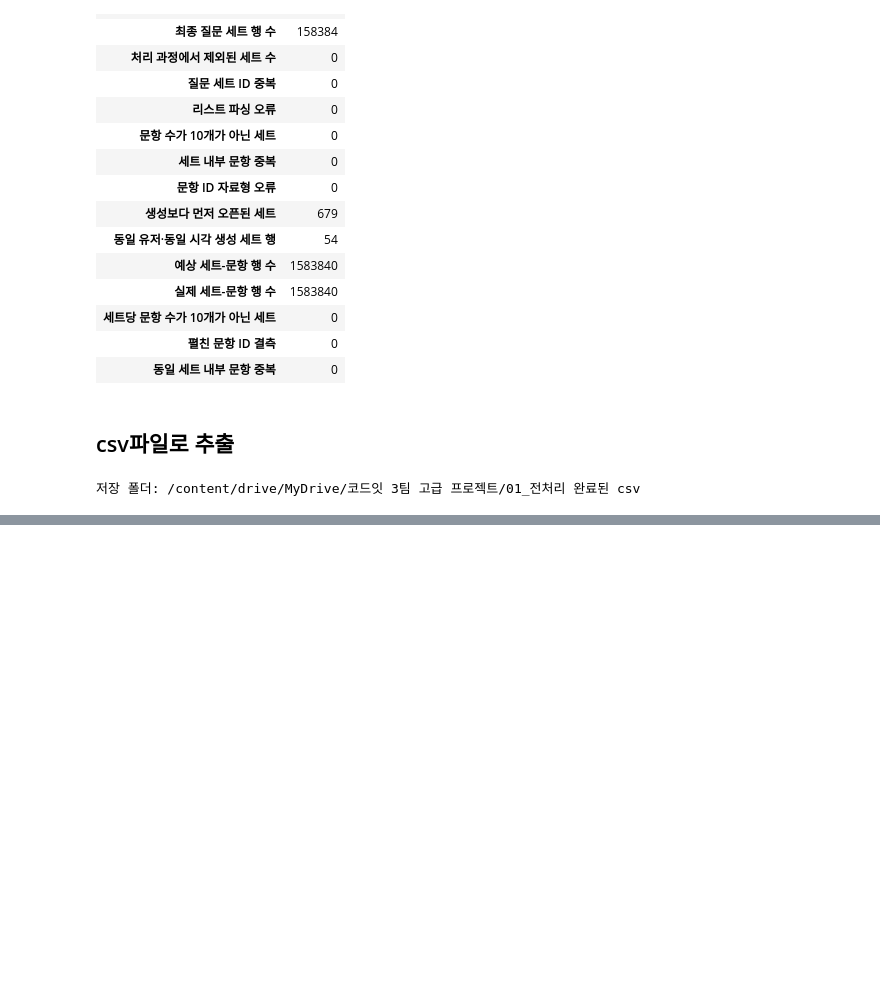
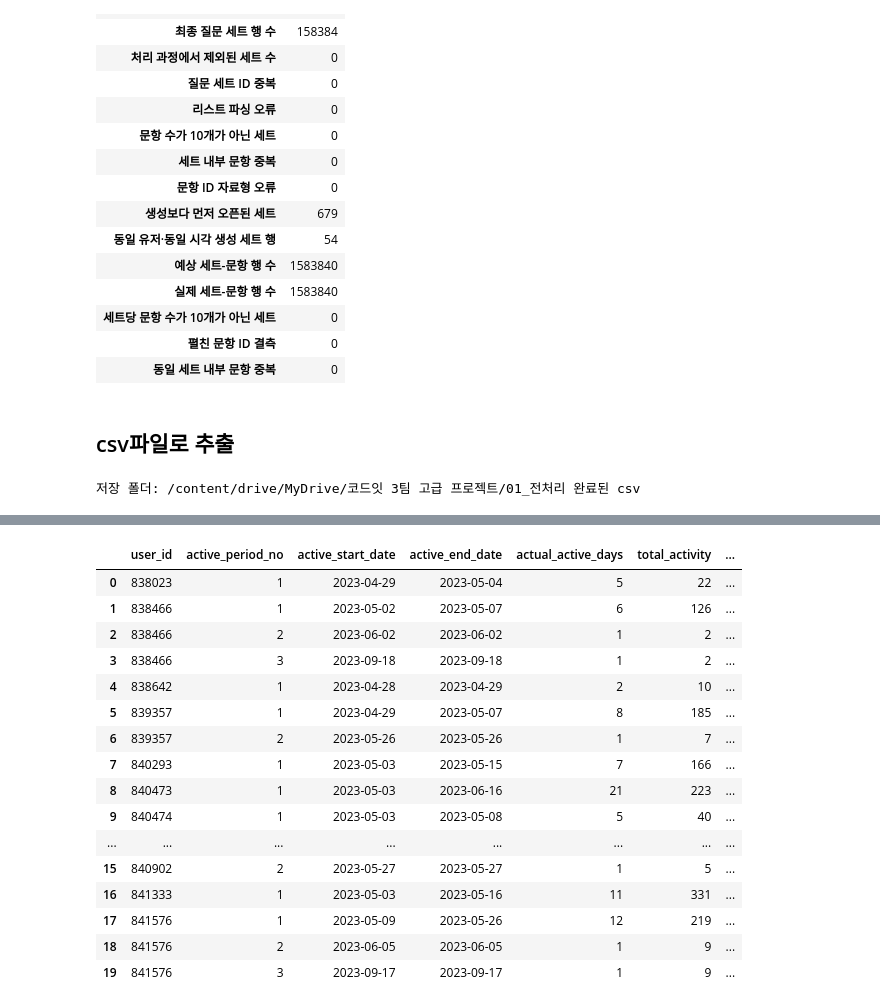
Before and after one commit to DA15-Lab/team3-ping-analytics, a Jupyter notebook: notebooks/Sooyong_analysis.ipynb, the cells around one changed output, grey strips where cells are left out. Saved outputs shown, nothing was run; the diff lists cells and outputs as text; code cells hidden in the pictures; blank space fills up the shorter version.

```diff
--- a/notebooks/Sooyong_analysis.ipynb
+++ b/notebooks/Sooyong_analysis.ipynb
@@ -2180,0 +2229,32 @@ display(export_summary)
+# %%
+# 3-2. 투표 완료 시각에서 일별로 활성 기준일 생성
+
+vote_rows["activity_date"] = (
+    vote_rows["created_at"].dt.floor("D")
+)
+# %%
+# 3-3. 유저별/출석 참여일별로 투표 활성 집계
+  # vote_count: 유저가 해당일 완료한 투표 수
+  # unique_questions: 투표한 고유 question_id 수
+  # unique_question_pieces: 투표한 고유 question_piece_id 수
+  # first_vote_at / last_vote_at: 해당일의 첫/마지막 투포 시각
+
+vote_daily = (
+    vote_rows
+    .groupby(
+        ["user_id", "activity_date"],
+        as_index=False
+    )
+    .agg(
+        vote_count=("id", "size"),
+        unique_questions=("question_id", "nunique"),
+        unique_question_pieces=(
+            "question_piece_id",
+            "nunique"
+        ),
+        first_vote_at=("created_at", "min"),
+        last_vote_at=("created_at", "max"),
+    )
+)
+
+vote_daily.head()
@@ -2180,0 +2389,31 @@ display(export_summary)
+# %%
+# 6. 투표 관련 변수를 함수에 넣어 유저별 투표 활성 기간 생성
+
+vote_activity_daily, vote_active_periods = (
+    make_active_periods(
+        activity_daily=vote_daily,
+        user_col="user_id",
+        date_col="activity_date",
+        activity_count_col="vote_count",
+    )
+)
+
+vote_active_periods.head(20)
+# %% [output]
+|  | user_id | active_period_no | active_start_date | active_end_date | actual_active_days | total_activity | ... |
+| 0 | 838023 | 1 | 2023-04-29 | 2023-05-04 | 5 | 22 | ... |
+| 1 | 838466 | 1 | 2023-05-02 | 2023-05-07 | 6 | 126 | ... |
+| 2 | 838466 | 2 | 2023-06-02 | 2023-06-02 | 1 | 2 | ... |
+| 3 | 838466 | 3 | 2023-09-18 | 2023-09-18 | 1 | 2 | ... |
+| 4 | 838642 | 1 | 2023-04-28 | 2023-04-29 | 2 | 10 | ... |
+| 5 | 839357 | 1 | 2023-04-29 | 2023-05-07 | 8 | 185 | ... |
+| 6 | 839357 | 2 | 2023-05-26 | 2023-05-26 | 1 | 7 | ... |
+| 7 | 840293 | 1 | 2023-05-03 | 2023-05-15 | 7 | 166 | ... |
+| 8 | 840473 | 1 | 2023-05-03 | 2023-06-16 | 21 | 223 | ... |
+| 9 | 840474 | 1 | 2023-05-03 | 2023-05-08 | 5 | 40 | ... |
+| ... | ... | ... | ... | ... | ... | ... | ... |
+| 15 | 840902 | 2 | 2023-05-27 | 2023-05-27 | 1 | 5 | ... |
+| 16 | 841333 | 1 | 2023-05-03 | 2023-05-16 | 11 | 331 | ... |
+| 17 | 841576 | 1 | 2023-05-09 | 2023-05-26 | 12 | 219 | ... |
+| 18 | 841576 | 2 | 2023-06-05 | 2023-06-05 | 1 | 9 | ... |
+| 19 | 841576 | 3 | 2023-09-17 | 2023-09-17 | 1 | 9 | ... |
```
Also changed, not shown: parts of 25 cells of this notebook, 1 other file.
